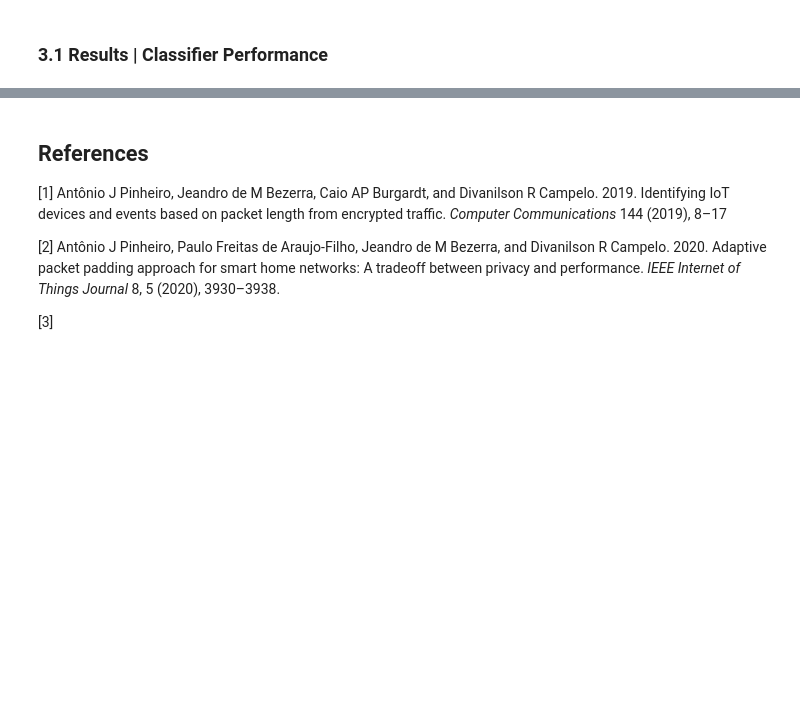
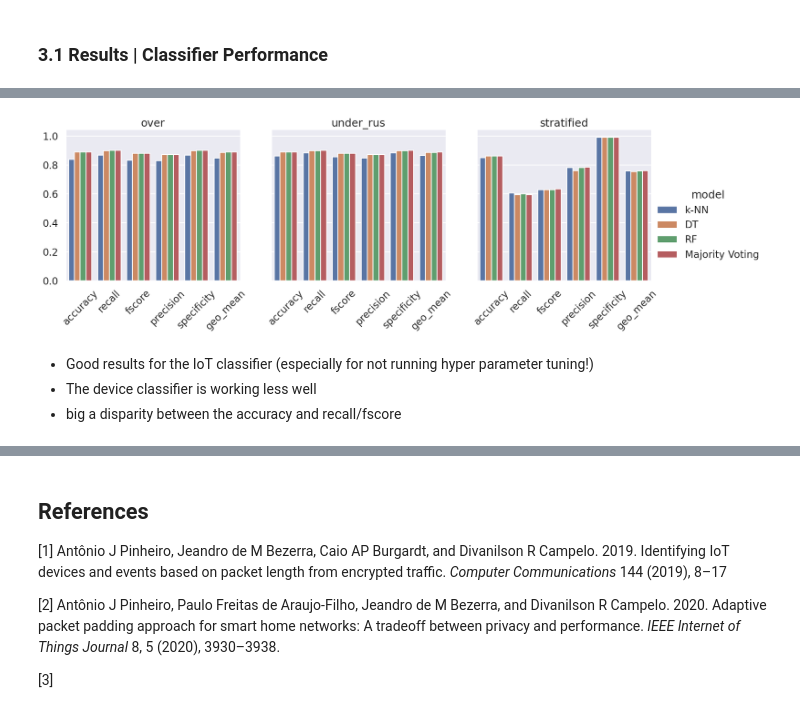
Before and after one commit to cochaviz/iot_classifier, a Jupyter notebook: presentation.ipynb, the cells around one changed output, grey strips where cells are left out. Saved outputs shown, nothing was run; the diff lists cells and outputs as text; code cells hidden in the pictures; blank space fills up the shorter version.

```diff
--- a/presentation.ipynb
+++ b/presentation.ipynb
@@ -748,0 +770,15 @@ sns.catplot(all_scores, x="measurement", y="value", hue="model", col="balancing"
+# %%
+def draw_graph(scores, device=False):
+    plot = sns.catplot(scores, x="measurement", y="value", hue="model", col="balancing", kind="bar")
+    plot.set_ylabels("")
+    plot.set_xlabels("")
+    plot.set_titles("{col_name}")
+    plot.tick_params(axis='x', rotation=45)
+# %%
+draw_graph(all_scores)
+# %% [output]
+[figure, added]
+# %% [markdown]
+- Good results for the IoT classifier (especially for not running hyper parameter tuning!)
+- The device classifier is working less well
+- big a disparity between the accuracy and recall/fscore
```
Also changed, not shown: parts of 19 cells of this notebook.
